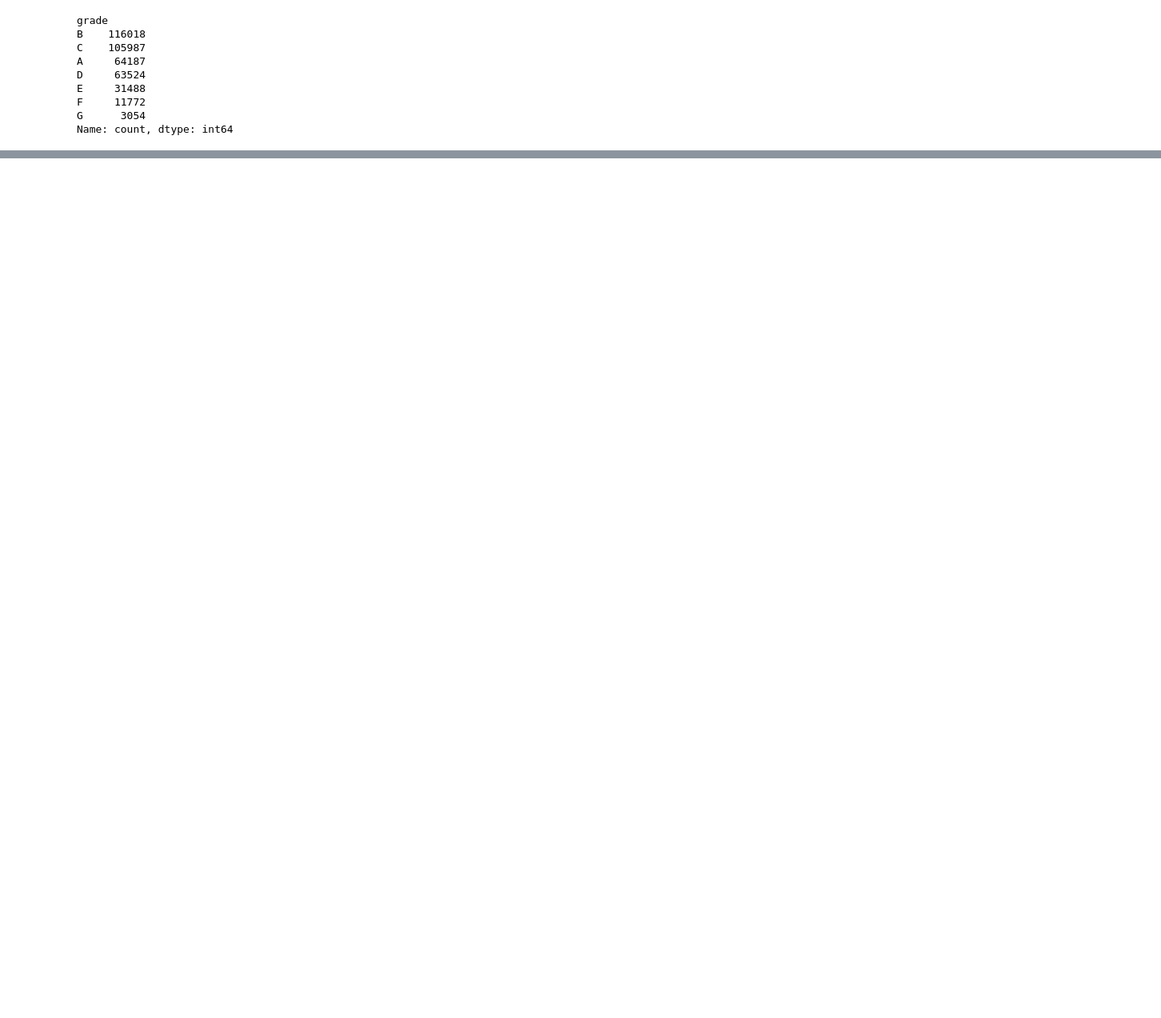
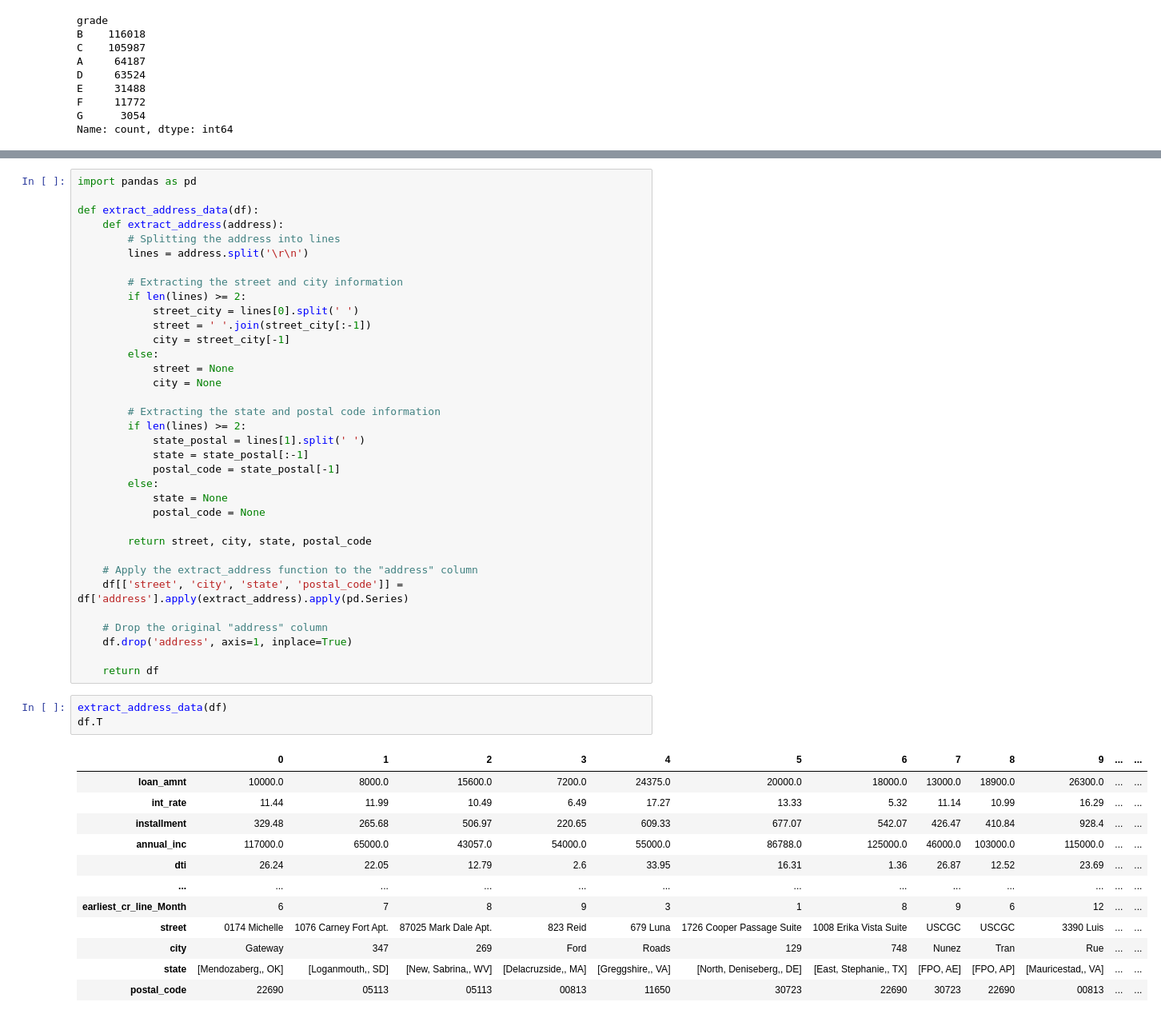
Before and after one commit to PrathamModi001/LendSure, a Jupyter notebook: loan_default_prediction.ipynb, the cells around one changed output, grey strips where cells are left out. Shown at 80% size. Cells and saved outputs as stored; diff of their text form; blank space fills up the shorter version.

```diff
--- a/loan_default_prediction.ipynb
+++ b/loan_default_prediction.ipynb
@@ -873,0 +996,51 @@ df.drop("grade", axis=1)
+# %%
+import pandas as pd
+
+def extract_address_data(df):
+    def extract_address(address):
+        # Splitting the address into lines
+        lines = address.split('\r\n')
+
+        # Extracting the street and city information
+        if len(lines) >= 2:
+            street_city = lines[0].split(' ')
+            street = ' '.join(street_city[:-1])
+            city = street_city[-1]
+        else:
+            street = None
+            city = None
+
+        # Extracting the state and postal code information
+        if len(lines) >= 2:
+            state_postal = lines[1].split(' ')
+            state = state_postal[:-1]
+            postal_code = state_postal[-1]
+        else:
+            state = None
+            postal_code = None
+
+        return street, city, state, postal_code
+
+    # Apply the extract_address function to the "address" column
+    df[['street', 'city', 'state', 'postal_code']] = df['address'].apply(extract_address).apply(pd.Series)
+
+    # Drop the original "address" column
+    df.drop('address', axis=1, inplace=True)
+
+    return df
+# %%
+extract_address_data(df)
+df.T
+# %% [output]
+|  | 0 | 1 | 2 | 3 | 4 | 5 | 6 | 7 | 8 | 9 | ... | ... |
+| loan_amnt | 10000.0 | 8000.0 | 15600.0 | 7200.0 | 24375.0 | 20000.0 | 18000.0 | 13000.0 | 18900.0 | 26300.0 | ... | ... |
+| int_rate | 11.44 | 11.99 | 10.49 | 6.49 | 17.27 | 13.33 | 5.32 | 11.14 | 10.99 | 16.29 | ... | ... |
+| installment | 329.48 | 265.68 | 506.97 | 220.65 | 609.33 | 677.07 | 542.07 | 426.47 | 410.84 | 928.4 | ... | ... |
+| annual_inc | 117000.0 | 65000.0 | 43057.0 | 54000.0 | 55000.0 | 86788.0 | 125000.0 | 46000.0 | 103000.0 | 115000.0 | ... | ... |
+| dti | 26.24 | 22.05 | 12.79 | 2.6 | 33.95 | 16.31 | 1.36 | 26.87 | 12.52 | 23.69 | ... | ... |
+| ... | ... | ... | ... | ... | ... | ... | ... | ... | ... | ... | ... | ... |
+| earliest_cr_line_Month | 6 | 7 | 8 | 9 | 3 | 1 | 8 | 9 | 6 | 12 | ... | ... |
+| street | 0174 Michelle | 1076 Carney Fort Apt. | 87025 Mark Dale Apt. | 823 Reid | 679 Luna | 1726 Cooper Passage Suite | 1008 Erika Vista Suite | USCGC | USCGC | 3390 Luis | ... | ... |
+| city | Gateway | 347 | 269 | Ford | Roads | 129 | 748 | Nunez | Tran | Rue | ... | ... |
+| state | [Mendozaberg,, OK] | [Loganmouth,, SD] | [New, Sabrina,, WV] | [Delacruzside,, MA] | [Greggshire,, VA] | [North, Deniseberg,, DE] | [East, Stephanie,, TX] | [FPO, AE] | [FPO, AP] | [Mauricestad,, VA] | ... | ... |
+| postal_code | 22690 | 05113 | 05113 | 00813 | 11650 | 30723 | 22690 | 30723 | 22690 | 00813 | ... | ... |
```
Also changed, not shown: parts of 25 cells of this notebook.
